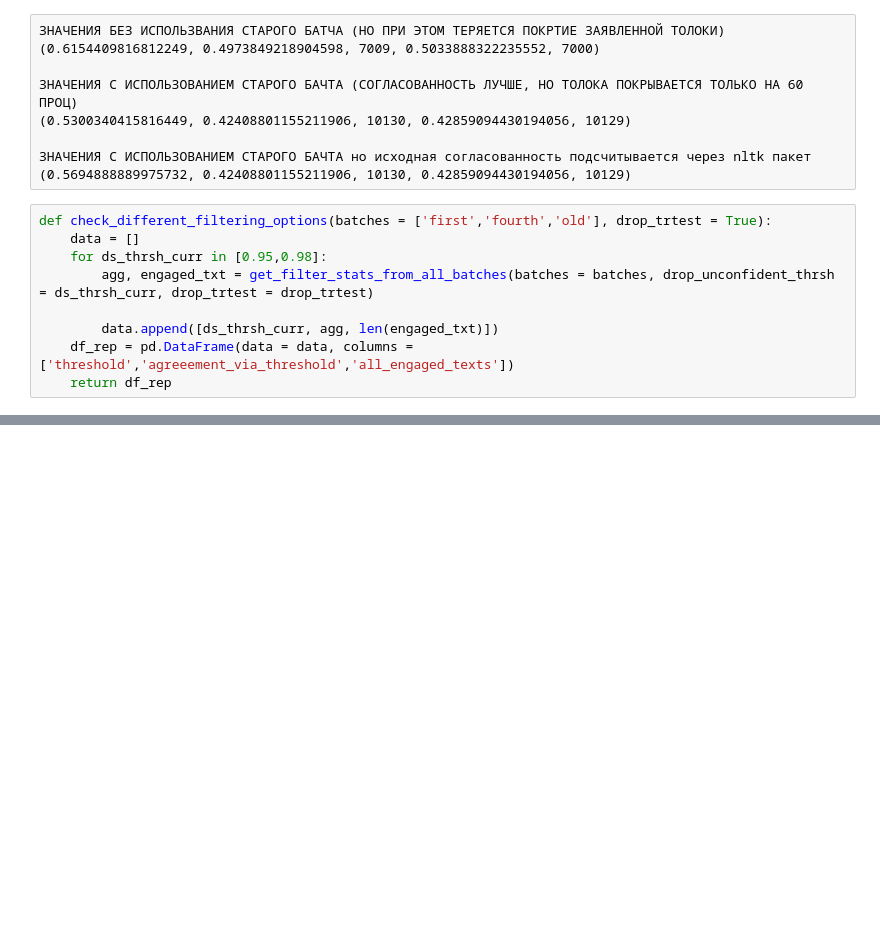
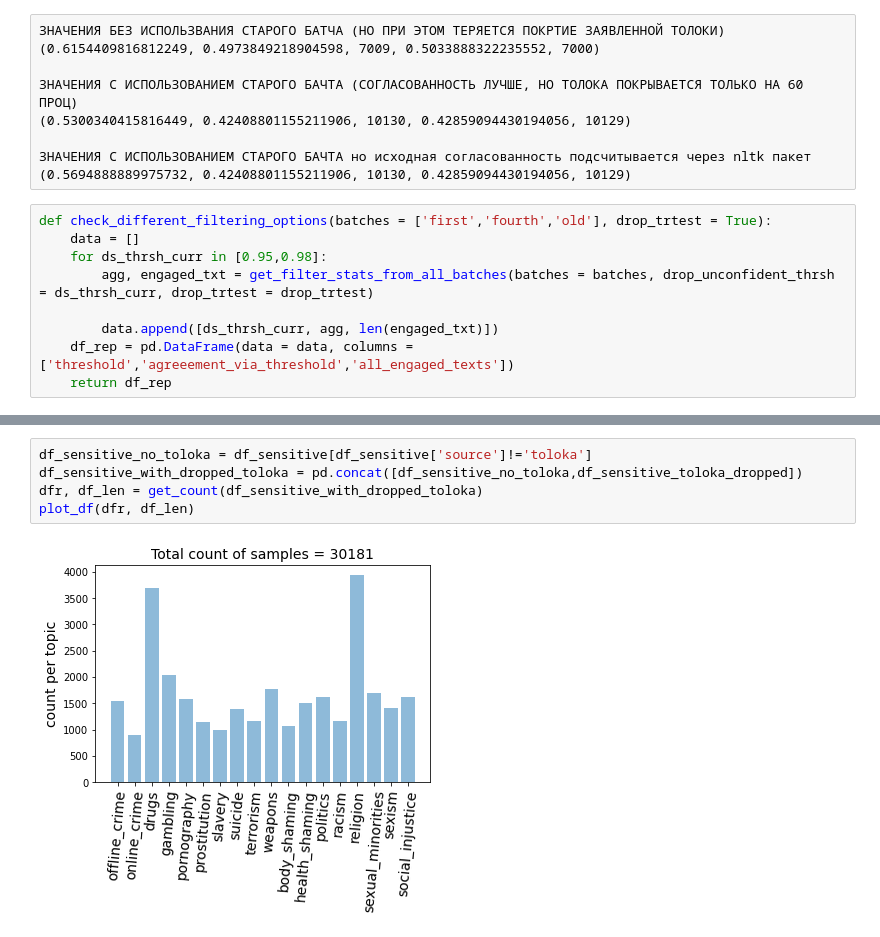
Before and after one commit to s-nlp/inappropriate-sensitive-topics, a Jupyter notebook: Version2/check_agreement_topics/decomplicated_agreement.ipynb, the cells around one changed output, grey strips where cells are left out. Saved outputs shown, nothing was run; the diff lists cells and outputs as text; blank space fills up the shorter version.

```diff
--- a/Version2/check_agreement_topics/decomplicated_agreement.ipynb
+++ b/Version2/check_agreement_topics/decomplicated_agreement.ipynb
@@ -264,0 +316,7 @@ df.head()
+# %%
+df_sensitive_no_toloka = df_sensitive[df_sensitive['source']!='toloka']
+df_sensitive_with_dropped_toloka = pd.concat([df_sensitive_no_toloka,df_sensitive_toloka_dropped])
+dfr, df_len = get_count(df_sensitive_with_dropped_toloka)
+plot_df(dfr, df_len)
+# %% [output]
+[figure, added]
```
Also changed, not shown: parts of 26 cells of this notebook, 17 other files.
